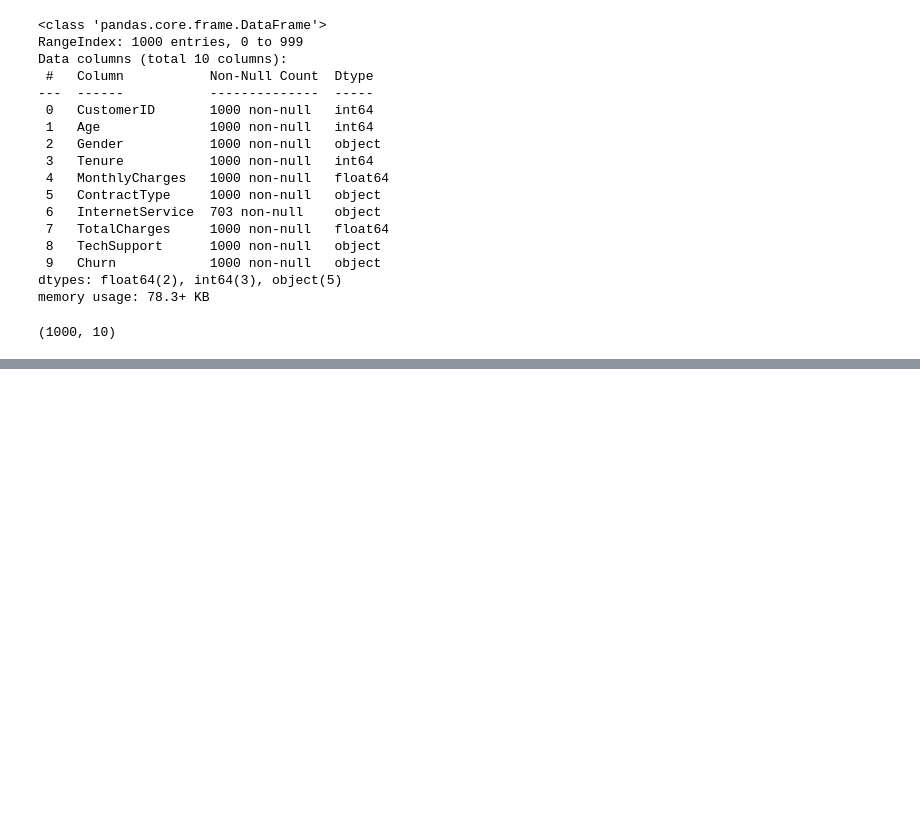
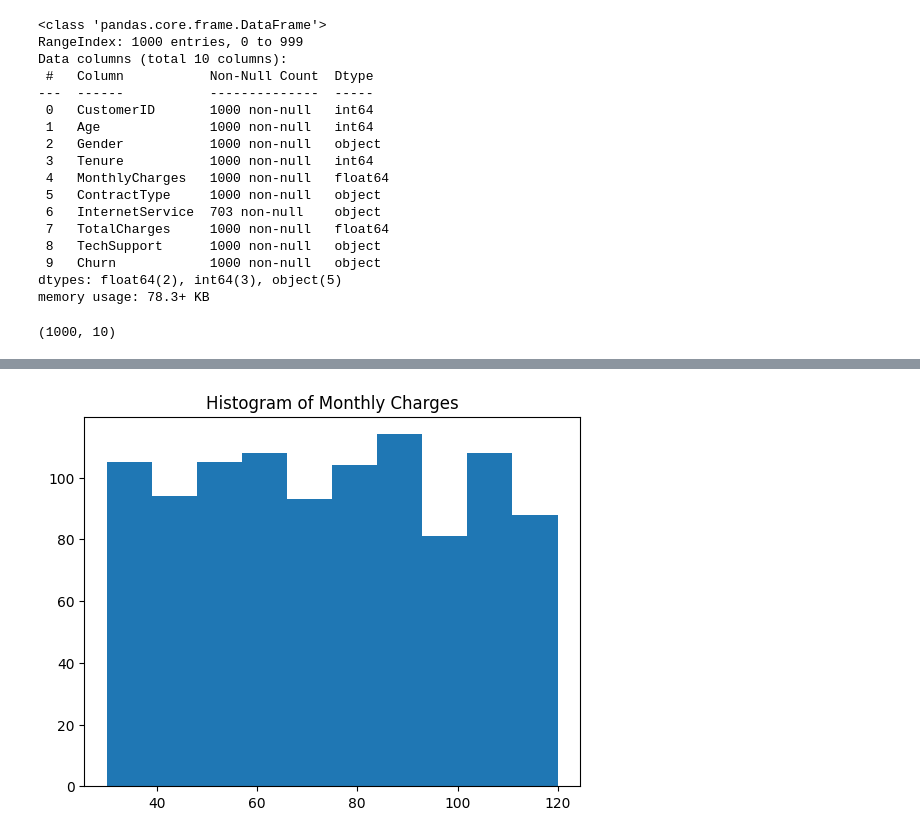
Before and after one commit to Nikhil09052007/Customer_Churn_Prediction, a Jupyter notebook: main.ipynb, the cells around one changed output, grey strips where cells are left out. Cells and saved outputs as stored; diff of their text form; code cells hidden in the pictures; blank space fills up the shorter version.

```diff
--- a/main.ipynb
+++ b/main.ipynb
@@ -71,0 +182,6 @@ profile.to_file('eda_report.html')
+# %%
+plt.hist(df['MonthlyCharges'])
+plt.title("Histogram of Monthly Charges")
+plt.show()
+# %% [output]
+[figure, added]
```
Also changed, not shown: parts of 25 cells of this notebook, 3 other files.
